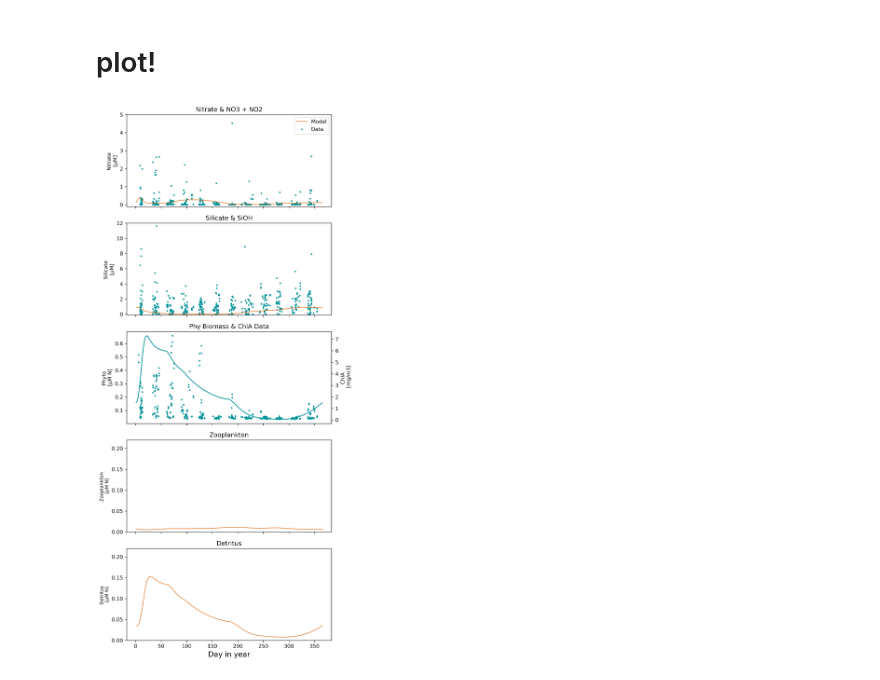
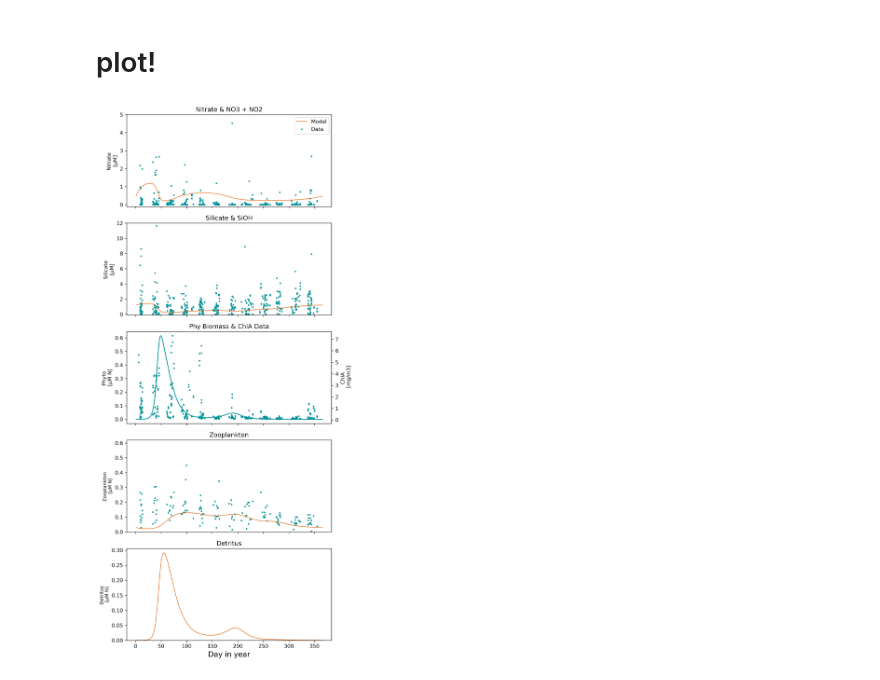
Before and after one commit to ben1post/BennyPhD, a Jupyter notebook: ToyModels/BennyPhD_ToyModel_01.ipynb, the cells around one changed output. Saved outputs shown, nothing was run; the diff lists cells and outputs as text; code cells hidden in the pictures.

Commit message:
ToyModel #1 + Zooplankton Data
- first toy model is up and running
- zooplankton model verification data was added

```diff
--- a/ToyModels/BennyPhD_ToyModel_01.ipynb
+++ b/ToyModels/BennyPhD_ToyModel_01.ipynb
@@ -269,6 +273,7 @@ def simpleNPZD(x, t):
     # Interpolations of Forcings
     int_MLD = dailyinterp(MLD, t, kind=kindmld, k=kmld, s=smld)
     int_NOX = dailyinterp(NOX, t, kind=kindn0x, k=kn0x, s=sn0x)
+    if int_NOX < 0 : int_NOX = 0 #do not allow negative Nitrate values
     int_SIOX = dailyinterp(SiOX, t, kind=kindsi0x, k=ksi0x, s=ssi0x)
     int_PAR = dailyinterp(PAR, t, kind=kindpar, k=kpar, s=spar)
     int_SST = dailyinterp(SST, t, kind=kindsst, k=ksst, s=ssst)
@@ -278,7 +283,7 @@ def simpleNPZD(x, t):
 
     ## Non-Phytoplankton related processes
     # Mixing Processes
-    DiffusiveMixing = (kappa + max(deriv_MLD, 0)) / int_MLD # i.e. there is constant mixing & increased loss with MLD deepening
+    DiffusiveMixing = (kappa + max(deriv_MLD, 0)) / int_MLD # i.e. there is constant mixing & increased loss with MLD shallowing
     ActiveMixing = deriv_MLD / int_MLD # i.e. concentration varies with the MLD depth
 
     # Zooplankton
@@ -321,7 +326,7 @@ def simpleNPZD(x, t):
     Gains = muP * min(N_Uptake, Si_Uptake) * LightHarvesting * TemperatureDepGrowth
 
     # Phytoplankton Losses
-    Grazing = muZ * Z * 0.0005 / (Ped + Kp)     # Zooplankton grazing as Michaelis Menten function
+    Grazing = muZ * Z  / (Ped + Kp)     # Zooplankton grazing as hyperbolic function
     Sinking = v / int_MLD                # Phytoplankton sinking as a function of MLD and sinking rate
     OtherPMortalities = moP              # Linear Phytoplankton mortality
     Losses = Grazing + Sinking + OtherPMortalities + DiffusiveMixing
@@ -404,7 +409,12 @@ NO3NO2 = pandas.read_csv('../CARIACOModelingProject/Data/DataFiles_Processed/NO3
 SiOH_UDO = pandas.read_csv('../CARIACOModelingProject/Data/DataFiles_Processed/SiOH_UDO_bottle_yearly_surface.csv')
 SiOH_USF = pandas.read_csv('../CARIACOModelingProject/Data/DataFiles_Processed/SiOH_USF_bottle_yearly_surface.csv')
 
-# Zooplankton!
+# Zooplankton:
+ZooBM = pandas.read_csv('../CARIACOModelingProject/Data/DataFiles_Processed/ZooBM_All.csv')
+#zooplankton biomass is in [mg/m^3 dry weight]
+#for now, a 10% N content of the dry weight of all Zooplankton is assumed,
+# [Gorsky et al. 1988] "C and N composition of some northwestern Mediterranean zooplankton and micronekton species"
+# to convert the values to µM  N  ::  1 mg N/m^3 = 0.071394 μM N
 # %%
 # color vectors
 colors = ['#00C90D', '#01939A', 'black', 'grey', '#E2680B']
@@ -439,33 +449,36 @@ ax3.plot(timedays, outarray_ly[:, 4], c=colors[1])
 ax3.set_ylabel('Phyto \n' '[µM N]', multialignment='center', fontsize=10)
 # Phyto Data
 ax3_tx = ax3.twinx()
 ax3_tx.scatter(ChlA['yday'].values, ChlA['ChlA'].values, c=colors[1],s=4.3)
 ax3_tx.set_ylabel('ChlA \n [mg/m3]')
 
 ax3.set_title('Phy Biomass & ChlA Data')
 
 # Z
 ax4.plot(timedays, outarray_ly[:, 2], c=colors[4], lw=lws[0], alpha=alphas[0])
 ax4.set_ylabel('Zooplankton \n' '[µM N]', multialignment='center', fontsize=9)
 ax4.tick_params('y', labelsize=10)
 
+ax4.scatter(ZooBM['yday'].values, ZooBM['ZooBM'].values*0.1*0.071394, c=colors[1],s=4.3)
+# 10% N of dry weight assumed, converted to µM
+
 ax4.set_title('Zooplankton')
-ax4.set_ylim(0, 0.22)
+ax4.set_ylim(0, 0.62)
 
 # D
 ax5.plot(timedays, outarray_ly[:, 3], c=colors[4], lw=lws[0], alpha=alphas[0])
 ax5.set_ylabel('Detritus \n' '[µM N]', multialignment='center', fontsize=9)
 
 ax5.set_title('Detritus')
-ax5.set_ylim(0, 0.22)g
+ax5.set_ylim(bottom=0)
 
 ax5.set_xlabel('Day in year', fontsize=14)
 # Legend
 
 
 #plt.subplots_adjust(hspace=0.01)
 f1.set_figheight(15)
 plt.tight_layout()
 plt.show()
 # %% [output]
-[figure, old version]
+[figure, new version]
```
Also changed, not shown: parts of 6 cells of this notebook, 4 other files.
